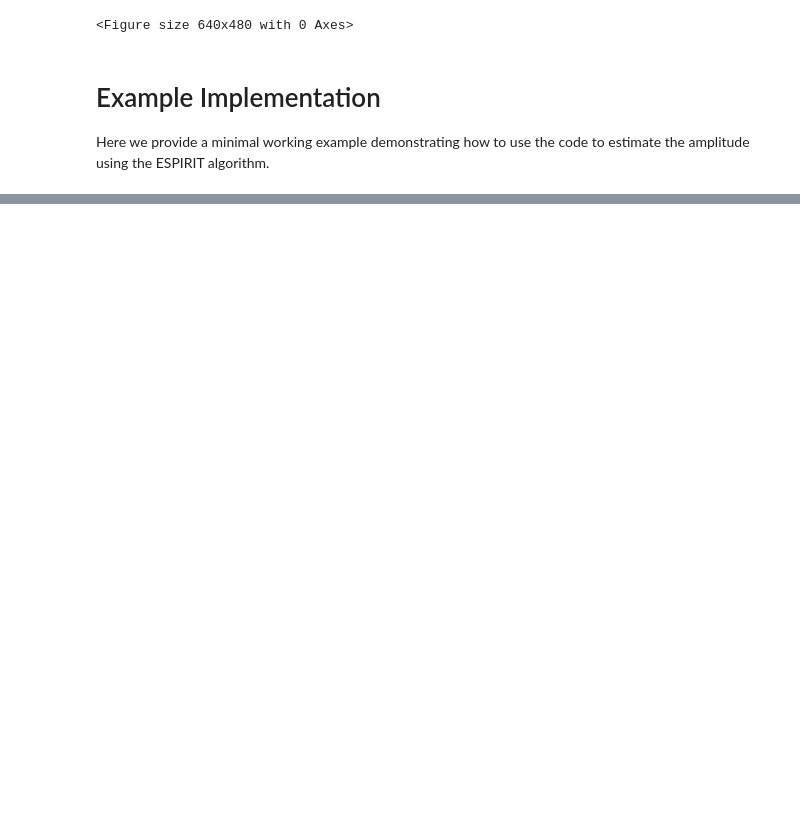
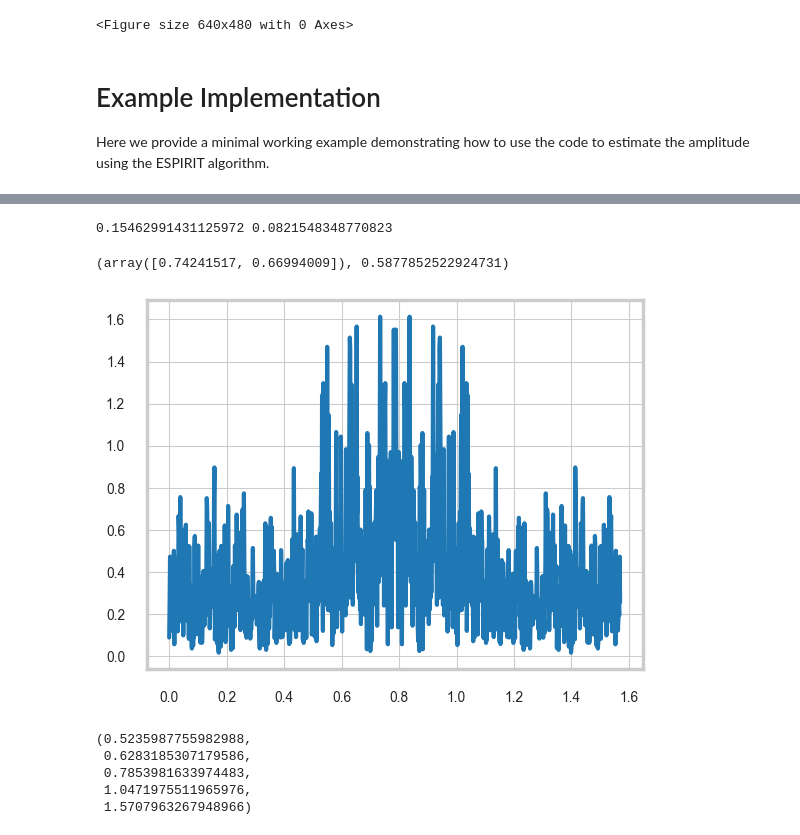
Before and after one commit to unitaryfund/csAE, a Jupyter notebook: ula_ae_example.ipynb, the cells around one changed output, grey strips where cells are left out. Cells and saved outputs as stored; diff of their text form; code cells hidden in the pictures; blank space fills up the shorter version.

```diff
--- a/ula_ae_example.ipynb
+++ b/ula_ae_example.ipynb
@@ -18,21 +18,20 @@ sns.set_context("poster", font_scale = .45, rc={"grid.linewidth": 0.8})
 Here we provide a minimal working example demonstrating how to use the code to estimate the amplitude using the ESPIRIT algorithm.
 # %%
 # For reproducibility
-np.random.seed(7)
+# np.random.seed(7)
 # Set the per oracle noise parameter (See Eq. 18)
 eta=0
 # Set the array parameters (See Thm. II.2 and Eq. 12)
-narray = [2]*7
-# Set the actual amplitude
-a=0.34
-theta = np.arcsin(a)
+narray = [2]*10
+# Set the actual angle
+theta = np.pi/4 #np.arcsin(a)
 
 # This sets up the simulation that simulates the measured amplitudes at the various physical locations.
 # It uses a C=1.5 value, which corresponds to the sampling schedule given in Eq. 16. The variable C here
 # is the parameter K in the paper.
-ula_signal = TwoqULASignal(M=narray, C=1.5)
+ula_signal = TwoqULASignal(M=narray, C=5)
 # Number of Monte Carlo trials used to estimate statistics. We tend to use 500 in the paper. Choose 100 here for speed.
-num_mc = 100
+num_mc = 10
 thetas = np.zeros(num_mc, dtype = float)
 errors = np.zeros(num_mc, dtype = float)
 
@@ -42,9 +41,15 @@ espirit = ESPIRIT()
 for k in range(num_mc):
     signal = ula_signal.estimate_signal(ula_signal.n_samples, theta, eta=eta)
     # This estimates the covariance matrix of Eq. 8 using the approch given in DOI:10.1109/LSP.2015.2409153
-    R = ula_signal.get_cov_matrix_toeplitz(signal, theta)
+    R = ula_signal.get_cov_matrix_toeplitz(signal)
+    '''TODO:
+    - 2n+1 vs n (phase shift)
+    '''
     # This estimates the angle using the ESPIRIT algorithm
     theta_est, angle = espirit.estimate_theta_toeplitz(R)
+    # R = ula_signal.get_cov_matrix(signal)
+    # theta_est, angle = espirit.estimate_theta(R)
+    print(angle)
     # Estimate the error between estimated a and actual a
     error = np.abs(np.sin(theta)-np.sin(theta_est))
     thetas[k] = theta_est
@@ -62,7 +67,7 @@ print(f'Array parameters: {narray}')
 print(f'Number of queries: {num_queries}')
 print(f'theta: {theta}')
 print(f'Ave theta estimated: {np.mean(thetas)}')
-print(f'a = {a}; a_est = {np.sin(np.mean(thetas))}')
+print(f'a = {np.sin(theta)}; a_est = {np.sin(np.mean(thetas))}')
 print(f'Max Single Query: {max_single_query}')
 print(f'99% percentile: {np.percentile(errors, 99):e}')
 print(f'95% percentile: {np.percentile(errors, 95):e}')
@@ -80,0 +172,25 @@ Max Single Query: 64
+# %%
+R = R[len(R)//2:]
+
+fft = np.abs(np.fft.fft(R))
+
+amax = np.argmax(fft[:len(fft)//2])
+
+xaxis = [i*np.pi/(2*len(fft)) for i in range(len(fft))]
+
+plt.plot(xaxis, fft)
+
+print(np.abs(np.sin(theta) - np.sin(np.pi*(len(fft)-amax)/(2*len(fft)))), np.abs(np.sin(theta) - np.sin(np.pi*(amax)/(2*len(fft)))))
+np.sin( [np.pi*(len(fft)-amax)/(2*len(fft)) , np.pi*(amax)/(2*len(fft))]), np.sin(theta)
+# %% [output]
+0.15462991431125972 0.0821548348770823
+(array([0.74241517, 0.66994009]), 0.5877852522924731)
+[figure, added]
+# %%
+np.pi/6, np.pi/5, np.pi/4, np.pi/3, np.pi/2
+# %% [output]
+(0.5235987755982988,
+ 0.6283185307179586,
+ 0.7853981633974483,
+ 1.0471975511965976,
+ 1.5707963267948966)
```
Also changed, not shown: parts of 7 cells of this notebook, 4 other files.
